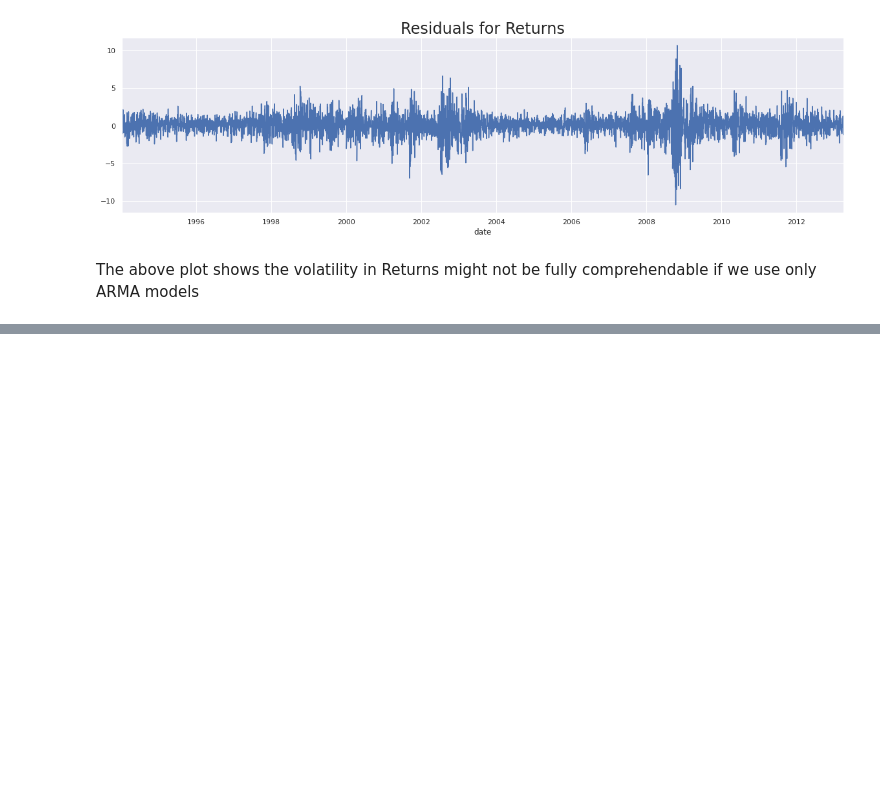
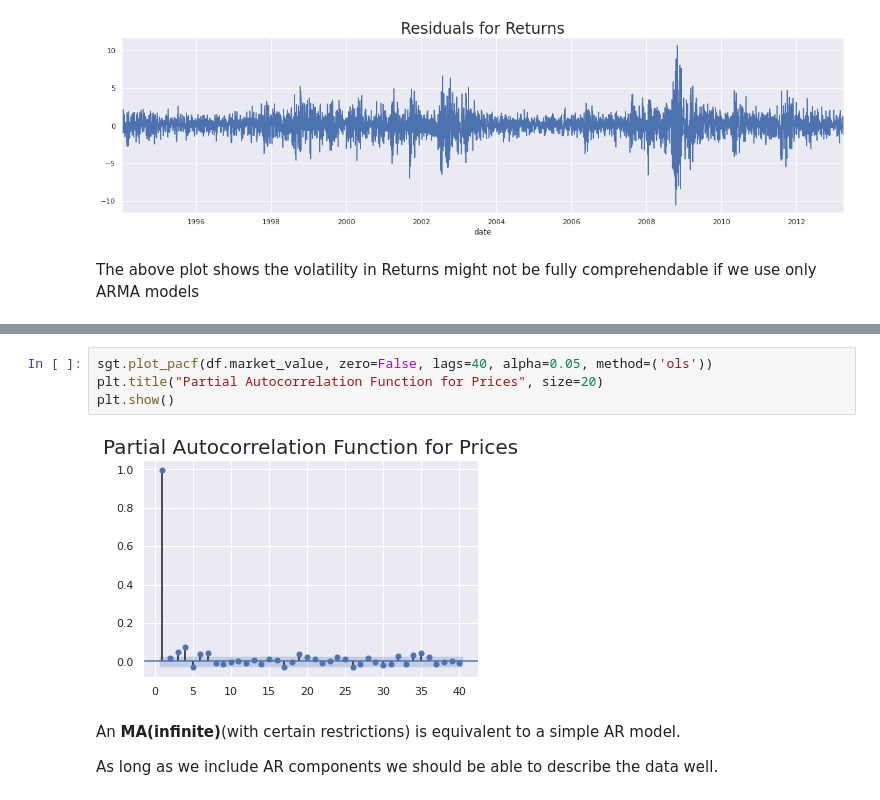
Before and after one commit to Priyo-prog/Time-series-analysis, a Jupyter notebook: The ARMA Model/arma_model.ipynb, the cells around one changed output, grey strips where cells are left out. Drawn from its saved outputs; the diff is of its cells as text; blank space fills up the shorter version.

```diff
--- a/The ARMA Model/arma_model.ipynb
+++ b/The ARMA Model/arma_model.ipynb
@@ -366,0 +487,10 @@ The above plot shows the volatility in Returns might not be fully comprehendable
+# %%
+sgt.plot_pacf(df.market_value, zero=False, lags=40, alpha=0.05, method=('ols'))
+plt.title("Partial Autocorrelation Function for Prices", size=20)
+plt.show()
+# %% [output]
+[figure, added]
+# %% [markdown]
+An **MA(infinite)**(with certain restrictions) is equivalent to a simple AR model.
+
+As long as we include AR components we should be able to describe the data well.
```
Also changed, not shown: parts of 24 cells of this notebook.
